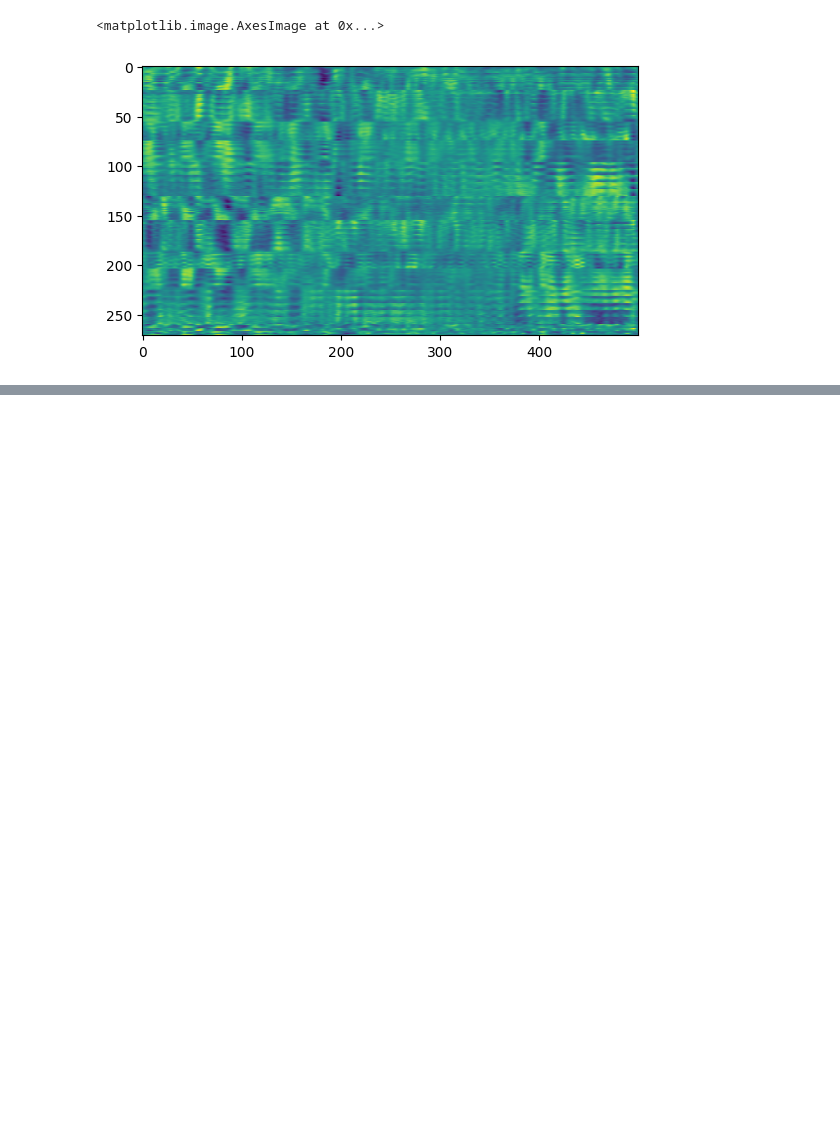
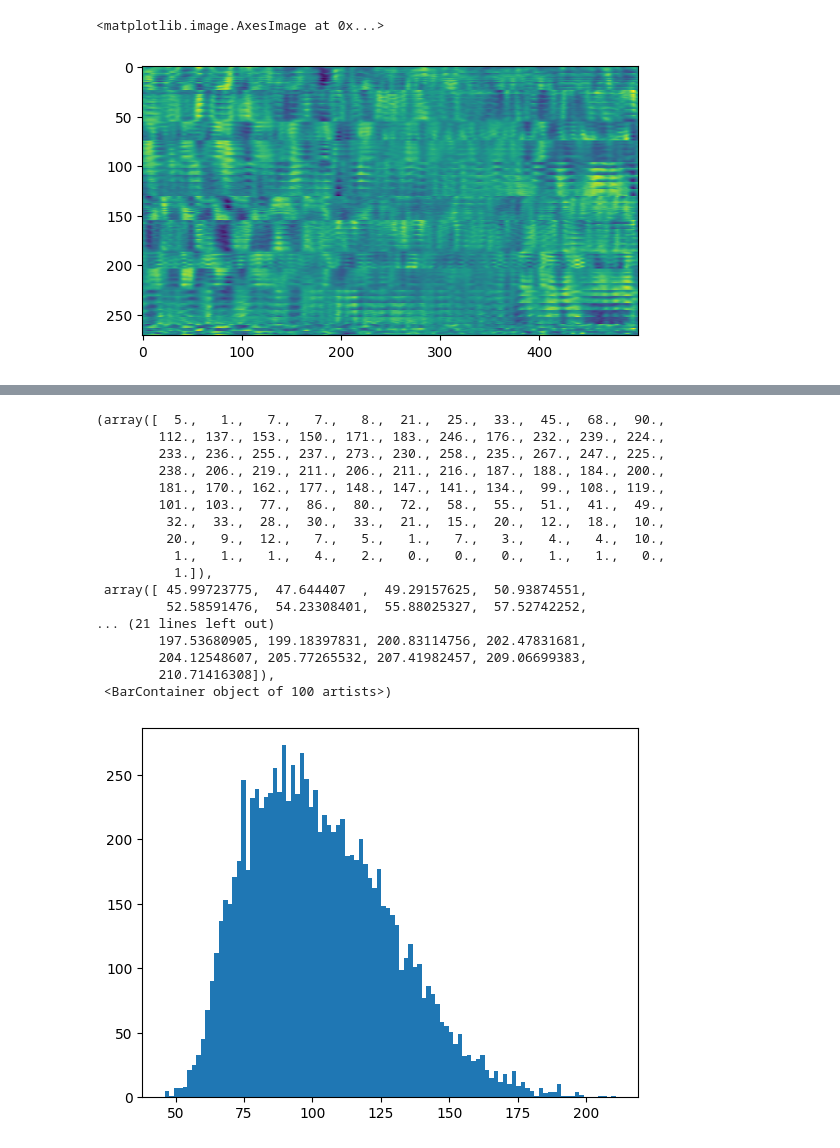
Before and after one commit to g-tamaki/dl_lecture_competition_pub, a Jupyter notebook: eda_4.ipynb, the cells around one changed output, grey strips where cells are left out. Cells and saved outputs as stored; diff of their text form; code cells hidden in the pictures; blank space fills up the shorter version.

```diff
--- a/eda_4.ipynb
+++ b/eda_4.ipynb
@@ -210,0 +254,25 @@ plt.imshow(transforms(X.view(1, 271, 281)).view(271, -1))
+# %%
+seqs = []
+for i in range(10000):
+    seq = np.random.normal(loc=0, scale=0.3)
+    seqs.append((1+seq)*100 if seq >= 0 else 1/(1-seq)*100)
+plt.hist(seqs, 100)
+# %% [output]
+(array([  5.,   1.,   7.,   7.,   8.,  21.,  25.,  33.,  45.,  68.,  90.,
+        112., 137., 153., 150., 171., 183., 246., 176., 232., 239., 224.,
+        233., 236., 255., 237., 273., 230., 258., 235., 267., 247., 225.,
+        238., 206., 219., 211., 206., 211., 216., 187., 188., 184., 200.,
+        181., 170., 162., 177., 148., 147., 141., 134.,  99., 108., 119.,
+        101., 103.,  77.,  86.,  80.,  72.,  58.,  55.,  51.,  41.,  49.,
+         32.,  33.,  28.,  30.,  33.,  21.,  15.,  20.,  12.,  18.,  10.,
+         20.,   9.,  12.,   7.,   5.,   1.,   7.,   3.,   4.,   4.,  10.,
+          1.,   1.,   1.,   4.,   2.,   0.,   0.,   0.,   1.,   1.,   0.,
+          1.]),
+ array([ 45.99723775,  47.644407  ,  49.29157625,  50.93874551,
+         52.58591476,  54.23308401,  55.88025327,  57.52742252,
+... (21 lines left out)
+        197.53680905, 199.18397831, 200.83114756, 202.47831681,
+        204.12548607, 205.77265532, 207.41982457, 209.06699383,
+        210.71416308]),
+ <BarContainer object of 100 artists>)
+[figure, added]
```
Also changed, not shown: parts of 8 cells of this notebook, 3 other files.
